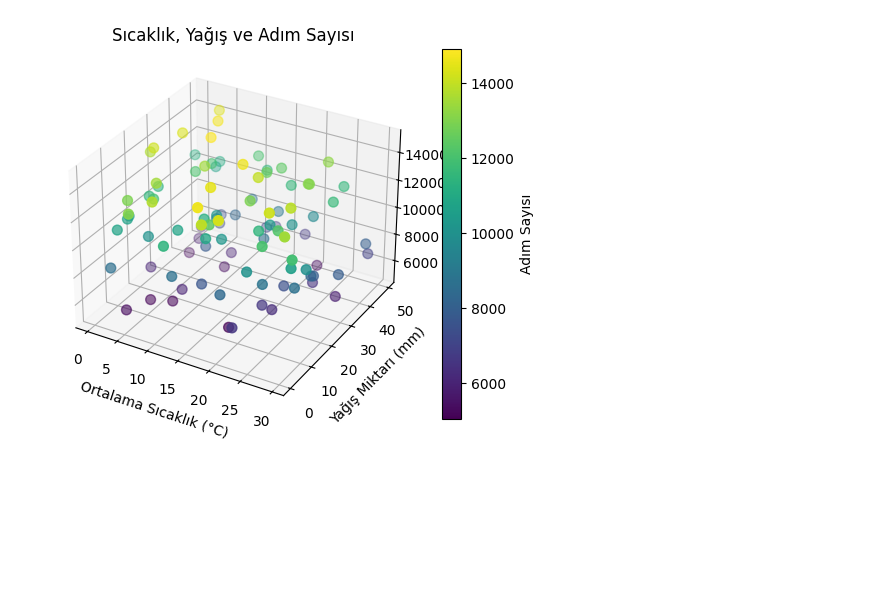
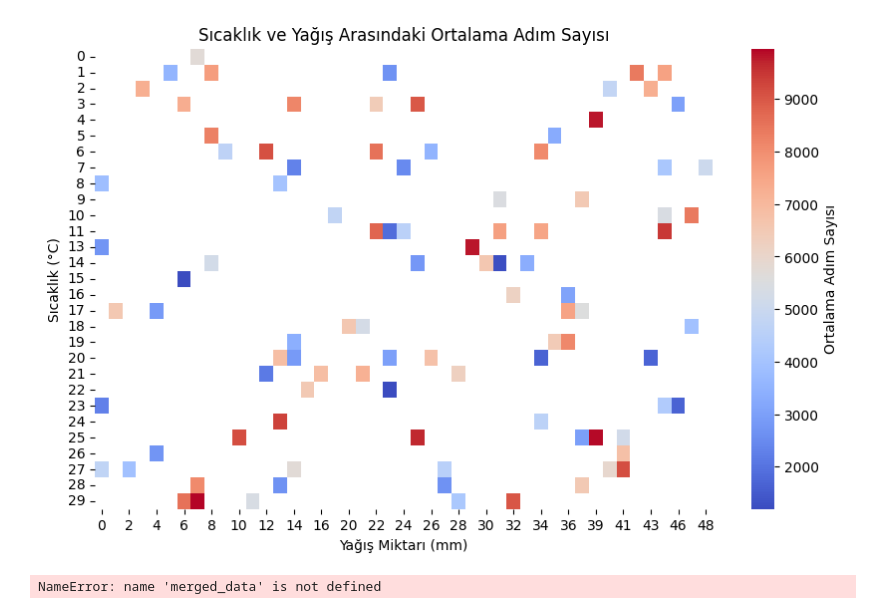
Before and after one commit to cemsahin0/DSA210PROJECT, a Jupyter notebook: plot7.ipynb, the cells around one changed output. Drawn from its saved outputs; the diff is of its cells as text; code cells hidden in the pictures; blank space fills up the shorter version.

```diff
--- a/plot7.ipynb
+++ b/plot7.ipynb
@@ -1,33 +1,44 @@
-# %%
-import pandas as pd
-import matplotlib.pyplot as plt
-from mpl_toolkits.mplot3d import Axes3D
-import numpy as np
-
-# Örnek veri oluşturma (daha fazla veri noktasıyla)
-np.random.seed(42)
-data = pd.DataFrame({
-    'tavg': np.random.uniform(0, 30, 100),  # Ortalama sıcaklık (°C)
-    'prcp': np.random.uniform(0, 50, 100),  # Yağış miktarı (mm)
-    'steps': np.random.uniform(5000, 15000, 100)  # Adım sayısı
-})
-
-# 3D Grafik
-fig = plt.figure()
-ax = fig.add_subplot(111, projection='3d')
-
-# X, Y, Z değerleri
-sc = ax.scatter(data['tavg'], data['prcp'], data['steps'], c=data['steps'], cmap='viridis', s=50)
-
-# Renk skalası ekleme
-plt.colorbar(sc, ax=ax, label='Adım Sayısı')
-
-# Başlık ve etiketler
-ax.set_title('Sıcaklık, Yağış ve Adım Sayısı')
-ax.set_xlabel('Ortalama Sıcaklık (°C)')
-ax.set_ylabel('Yağış Miktarı (mm)')
-ax.set_zlabel('Adım Sayısı')
-
-plt.show()
-# %% [output]
-[figure, removed]
+# %%
+import pandas as pd
+import matplotlib.pyplot as plt
+import seaborn as sns
+
+# Örnek veri oluşturma (Eğer elinizde veri yoksa)
+import numpy as np
+np.random.seed(42)
+merged_data = pd.DataFrame({
+    'temperature': np.random.randint(0, 30, 100),  # Sıcaklık
+    'precipitation': np.random.randint(0, 50, 100),  # Yağış miktarı
+    'steps': np.random.randint(1000, 10000, 100)  # Adım sayısı
+})
+
+# Pivot table oluşturarak heatmap için uygun hale getirme
+heatmap_data = merged_data.pivot_table(
+    values='steps',
+    index='temperature',
+    columns='precipitation',
+    aggfunc='mean'
+)
+
+# Heatmap çizimi
+plt.figure(figsize=(10, 6))
+sns.heatmap(heatmap_data, cmap='coolwarm', cbar_kws={'label': 'Ortalama Adım Sayısı'})
+plt.title('Sıcaklık ve Yağış Arasındaki Ortalama Adım Sayısı')
+plt.xlabel('Yağış Miktarı (mm)')
+plt.ylabel('Sıcaklık (°C)')
+plt.show()
+# %% [output]
+[figure, added]
+# %%
+# Ortalama sıcaklık ve adım sayısı (Line Chart)
+temperature_steps = merged_data.groupby('temperature')['steps'].mean()
+
+plt.figure(figsize=(10, 6))
+temperature_steps.plot(kind='line', color='green')
+plt.title('Sıcaklık ve Ortalama Adım Sayısı')
+plt.xlabel('Sıcaklık (°C)')
+plt.ylabel('Ortalama Adım Sayısı')
+plt.grid()
+plt.show()
+# %% [output]
+NameError: name 'merged_data' is not defined
```
Also changed, not shown: parts of 2 cells of this notebook, 3 other files.
